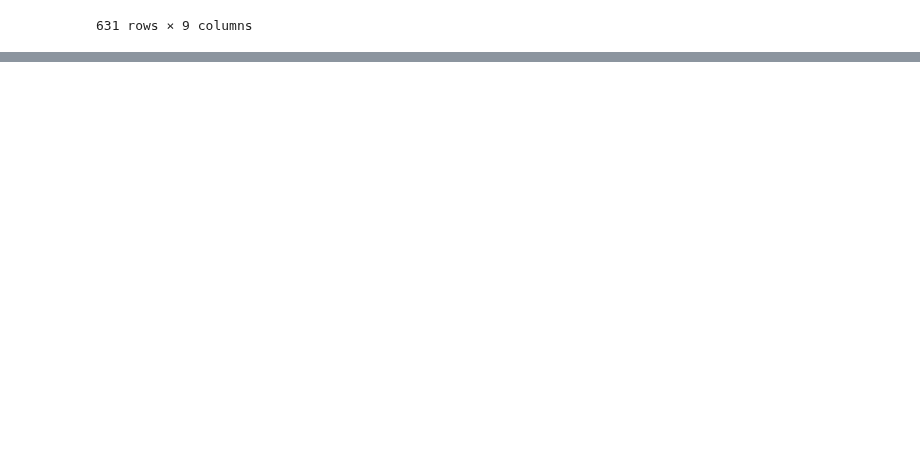
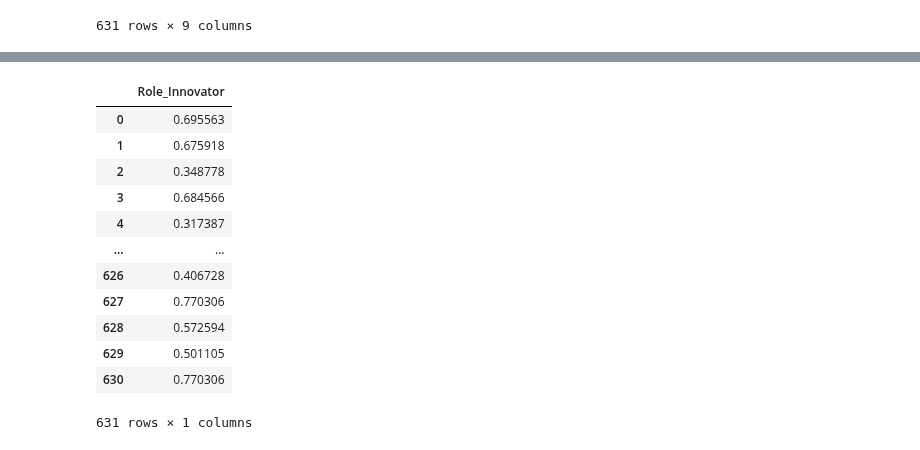
Before and after one commit to dindaslsbilla/coba, a Jupyter notebook: Untitled1.ipynb, the cells around one changed output, grey strips where cells are left out. Saved outputs shown, nothing was run; the diff lists cells and outputs as text; code cells hidden in the pictures; blank space fills up the shorter version.

```diff
--- a/Untitled1.ipynb
+++ b/Untitled1.ipynb
@@ -325,0 +370,17 @@ rolesupplier_df
+# %%
+maingames_roleinnovator = maingames[["Role_Innovator"]]
+maingames_roleinnovator
+# %% [output]
+|  | Role_Innovator |
+| 0 | 0.695563 |
+| 1 | 0.675918 |
+| 2 | 0.348778 |
+| 3 | 0.684566 |
+| 4 | 0.317387 |
+| ... | ... |
+| 626 | 0.406728 |
+| 627 | 0.770306 |
+| 628 | 0.572594 |
+| 629 | 0.501105 |
+| 630 | 0.770306 |
+631 rows × 1 columns
```
Also changed, not shown: parts of 3 cells of this notebook, 1 other file.
